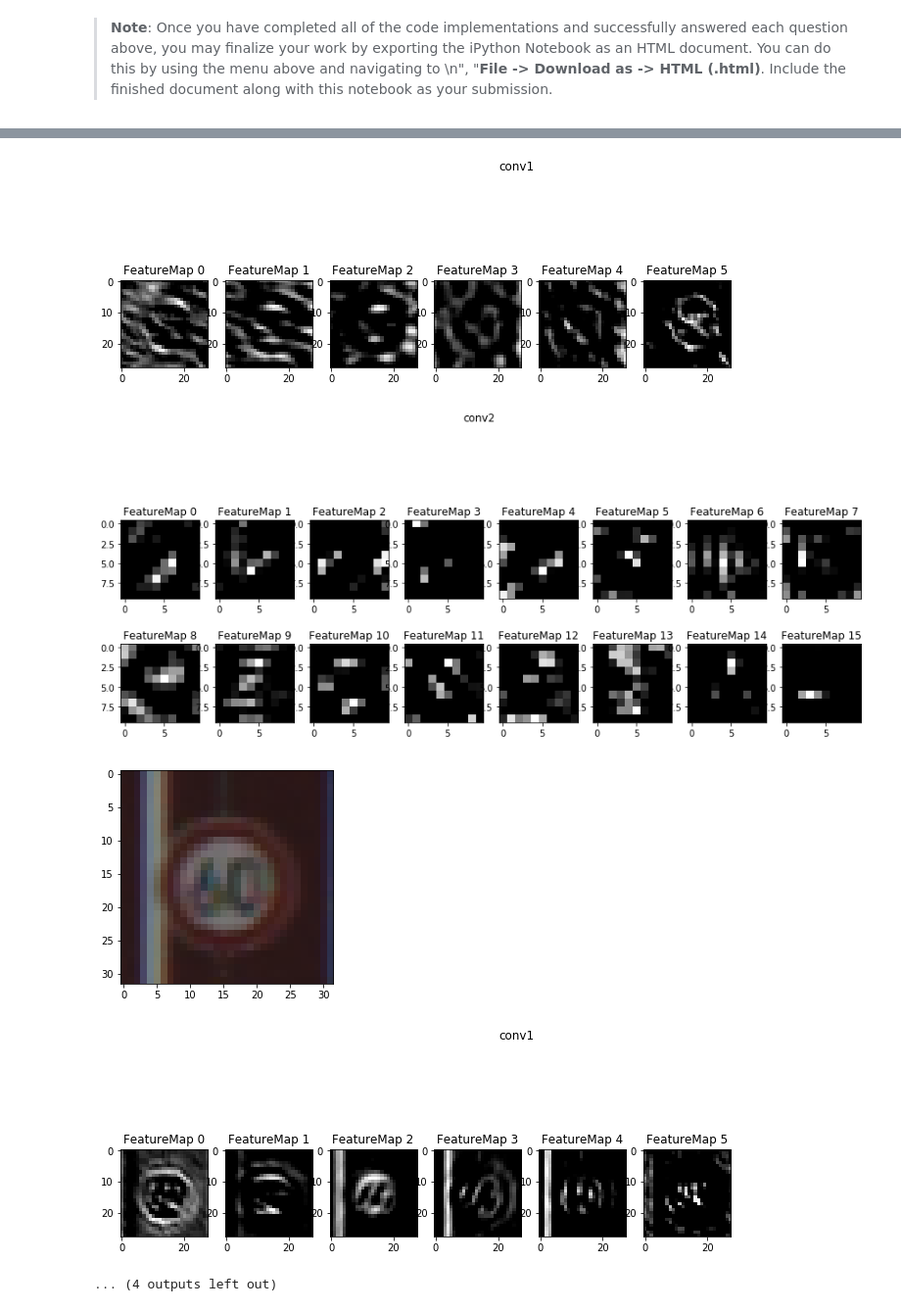
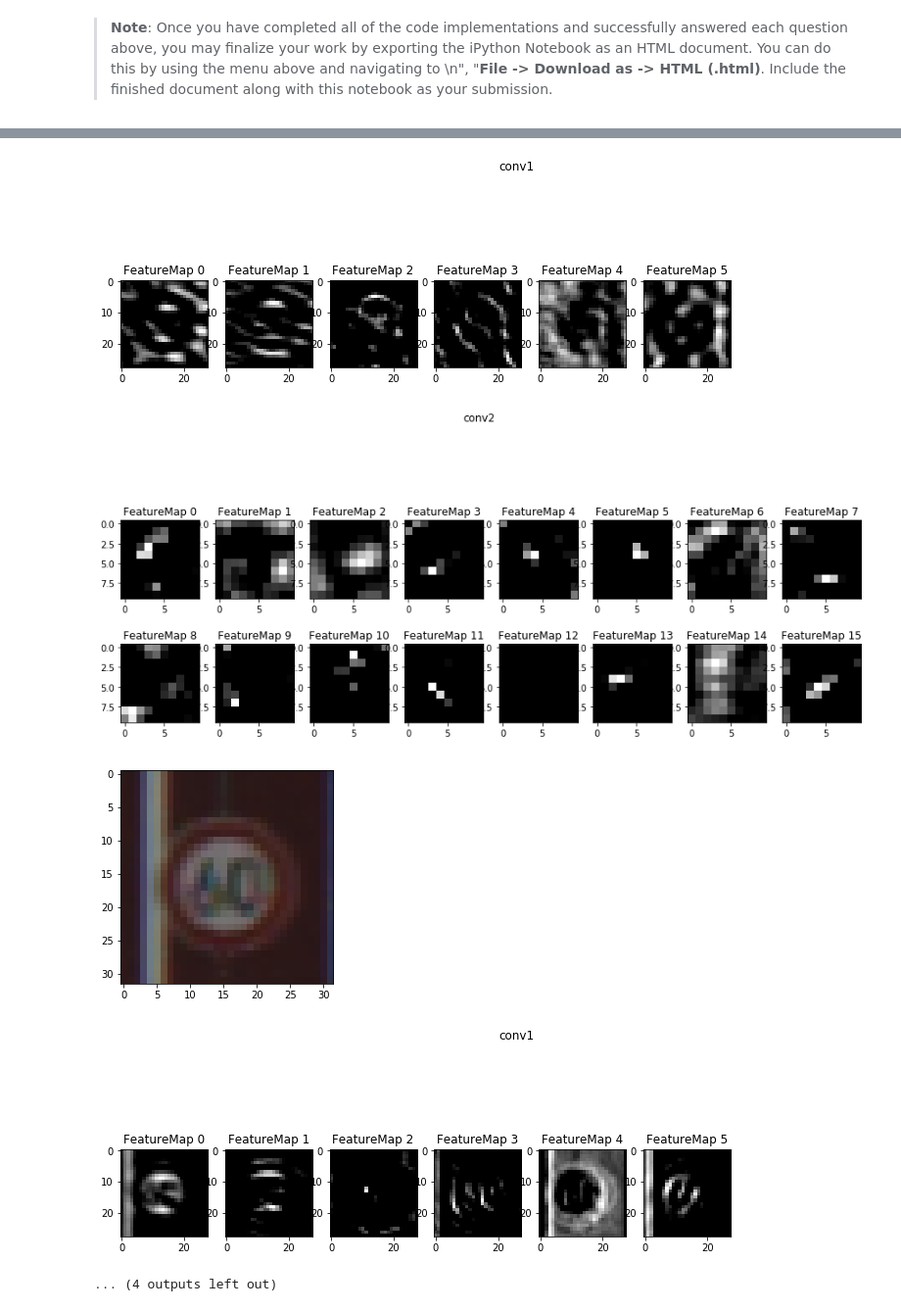
Before and after one commit to mastah43/udacity-carnd-p2, a Jupyter notebook: Traffic_Sign_Classifier.ipynb, the cells around one changed output, grey strips where cells are left out. Shown at 98% size. Drawn from its saved outputs; the diff is of its cells as text; code cells hidden in the pictures.

Commit message:
final trained model using dropout

```diff
--- a/Traffic_Sign_Classifier.ipynb
+++ b/Traffic_Sign_Classifier.ipynb
@@ -644,12 +642,12 @@ plot_images(test_images, test_image_labels)
 ### Predict the Sign Type for Each Image
 # %%
 ### load model
-saver2 = tf.train.import_meta_graph('./lenet2.meta')
+saver2 = tf.train.import_meta_graph('./' + MODEL_NAME + '.meta')
 # %%
 ### Run the predictions and plot images and showing predictions as image label
 with tf.Session() as sess:
     saver2.restore(sess, tf.train.latest_checkpoint('./'))
     prediction_operation = tf.argmax(logits, 1)
-    predicted_image_labels = sess.run(prediction_operation, feed_dict={x: test_images_normalized})
+    predicted_image_labels = sess.run(prediction_operation, feed_dict={x: test_images_normalized, dropout_keep: 1.0})
     plot_images(test_images, predicted_image_labels)
 # %% [output]
@@ -673,7 +671,7 @@ Accuracy for the new images:1.0
 ### Print out the top five softmax probabilities for the predictions on the German traffic sign images found on the web.
 with tf.Session() as sess:
     saver2.restore(sess, tf.train.latest_checkpoint('./'))
-    test_image_results = sess.run(logits, feed_dict={x: test_images_normalized})
+    test_image_results = sess.run(logits, feed_dict={x: test_images_normalized, dropout_keep: 1.0})
 
     plt.figure(figsize=(18,25))
     for i in range(len(test_images)):
@@ -732,7 +730,7 @@ def outputFeatureMap(image_input, tf_activation, name, activation_min=-1, activa
     # image_input =
     # Note: x should be the same name as your network's tensorflow data placeholder variable
     # If you get an error tf_activation is not defined it may be having trouble accessing the variable from inside a function
-    activation = tf_activation.eval(session=sess,feed_dict={x : image_input})
+    activation = tf_activation.eval(session=sess,feed_dict={x : image_input, dropout_keep: 1.0})
     featuremaps = activation.shape[3]
     fig = plt.figure(plt_num, figsize=(15,15))
     fig.suptitle(name)
@@ -750,7 +748,7 @@ def outputFeatureMap(image_input, tf_activation, name, activation_min=-1, activa
     plt.show()
 # %%
 with tf.Session() as sess:
-    saver.restore(sess, './lenet2')
+    saver.restore(sess, './' + MODEL_NAME)
     for i in range(len(test_images_normalized)):
         plt.imshow(test_images[i])
         plt.show()
@@ -767,6 +765,6 @@ INFO:tensorflow:Restoring parameters from ./lenet2
 [figure]
-[figure, old version]
+[figure, new version]
-[figure, old version]
+[figure, new version]
 [figure]
-[figure, old version]
+[figure, new version]
 ... (4 outputs left out)
```
Also changed, not shown: parts of 16 cells of this notebook, 3 other files.
